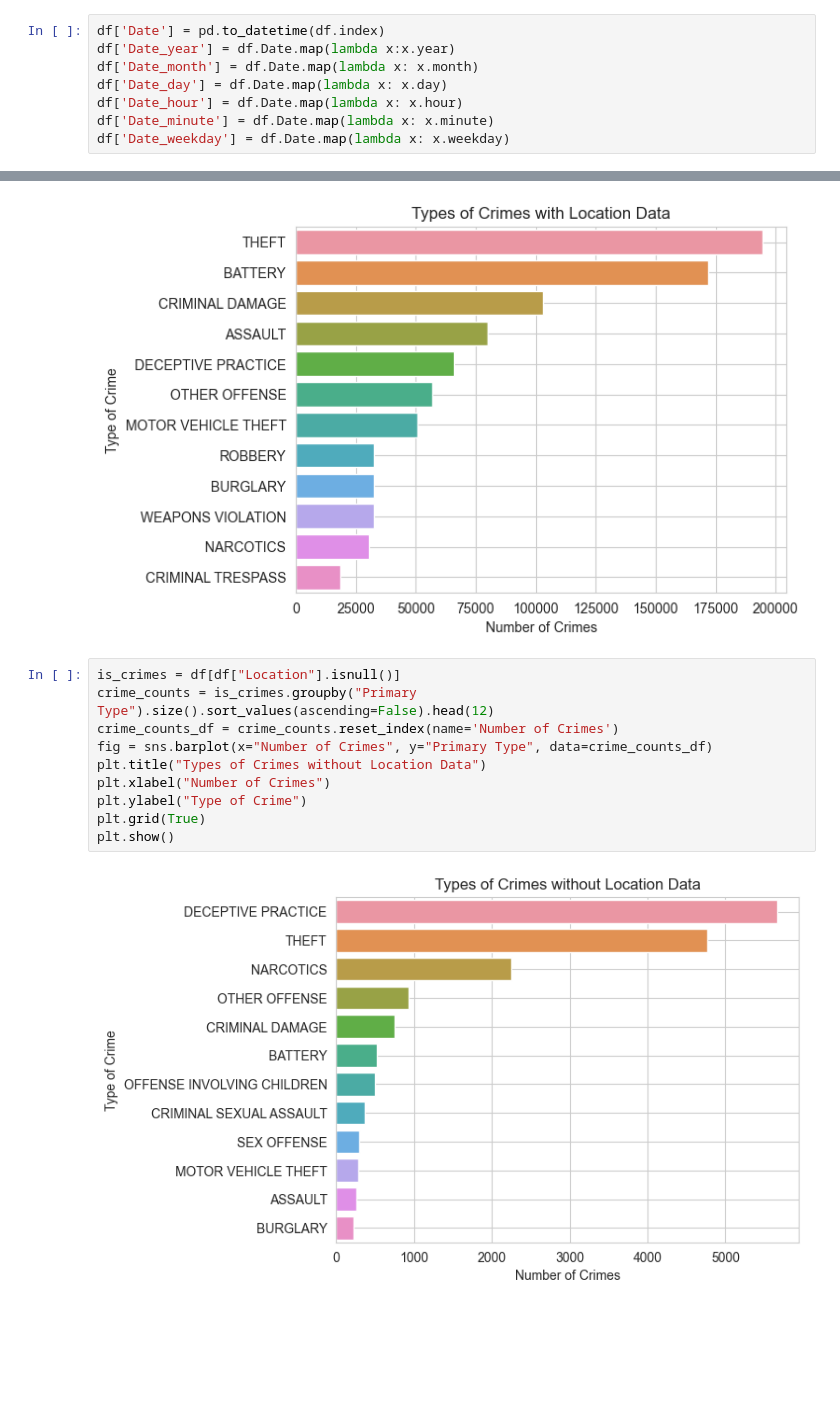
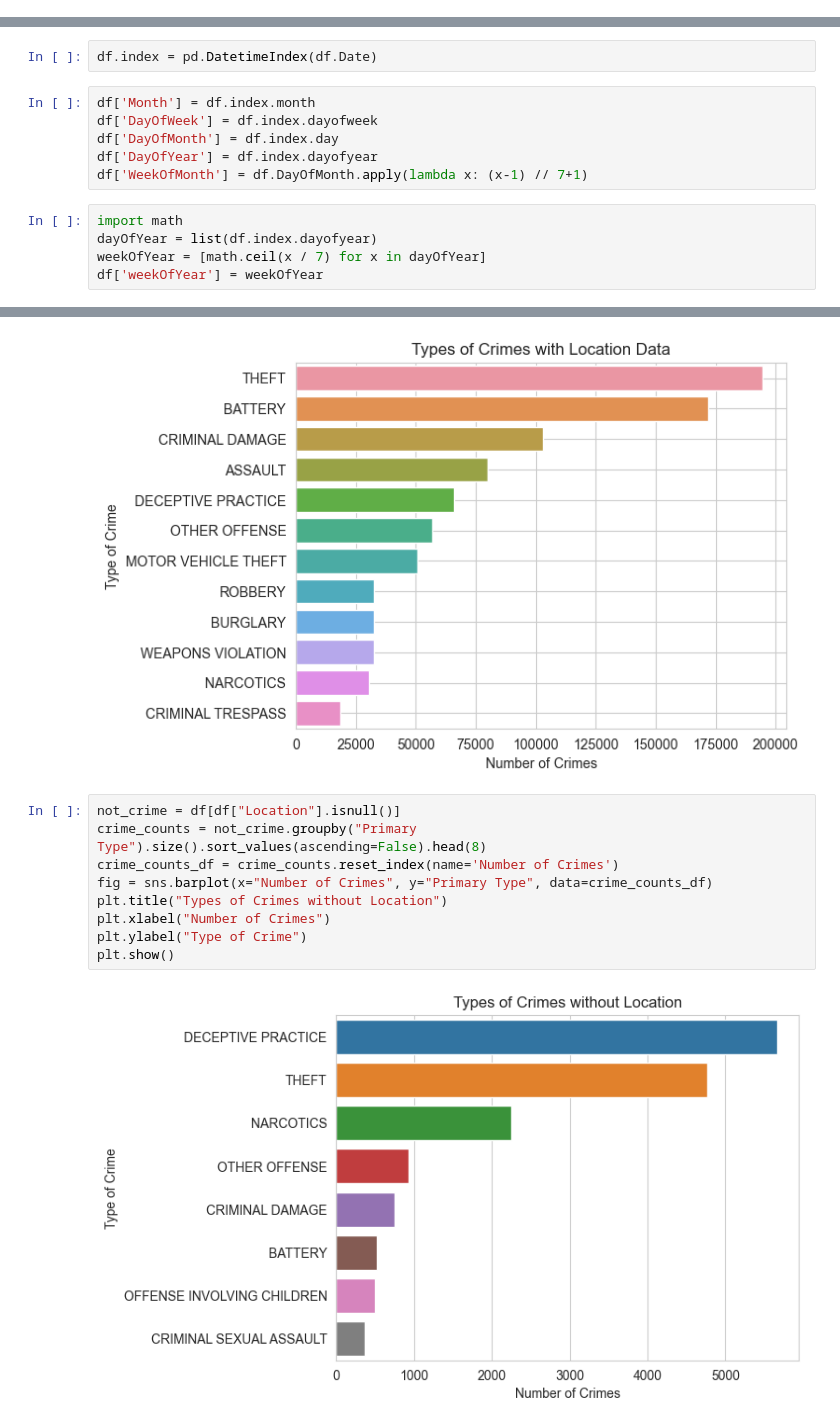
Before and after one commit to kfukutom/urban-informatics, a Jupyter notebook: src/crime_analysis.ipynb, the cells around one changed output, grey strips where cells are left out. Saved outputs shown, nothing was run; the diff lists cells and outputs as text; blank space fills up the shorter version.

```diff
--- a/src/crime_analysis.ipynb
+++ b/src/crime_analysis.ipynb
@@ -39,11 +43,3 @@ df.head()
 | 3 | 24371 | JC106397 | 01/06/2019 12:10:00 AM | 014XX W 71ST PL | 0110 | HOMICIDE | FIRST DEGREE MURDER | APARTMENT | ... |
 | 4 | 24372 | JC107385 | 01/06/2019 10:23:00 PM | 060XX W 63RD ST | 0110 | HOMICIDE | FIRST DEGREE MURDER | STREET | ... |
 5 rows × 22 columns
-# %%
-df['Date'] = pd.to_datetime(df.index)
-df['Date_year'] = df.Date.map(lambda x:x.year)
-df['Date_month'] = df.Date.map(lambda x: x.month)
-df['Date_day'] = df.Date.map(lambda x: x.day)
-df['Date_hour'] = df.Date.map(lambda x: x.hour)
-df['Date_minute'] = df.Date.map(lambda x: x.minute)
-df['Date_weekday'] = df.Date.map(lambda x: x.weekday)
@@ -50,3 +48,16 @@ df['Date_weekday'] = df.Date.map(lambda x: x.weekday)
+# %%
+df.index = pd.DatetimeIndex(df.Date)
+# %%
+df['Month'] = df.index.month
+df['DayOfWeek'] = df.index.dayofweek
+df['DayOfMonth'] = df.index.day
+df['DayOfYear'] = df.index.dayofyear
+df['WeekOfMonth'] = df.DayOfMonth.apply(lambda x: (x-1) // 7+1)
+# %%
+import math
+dayOfYear = list(df.index.dayofyear)
+weekOfYear = [math.ceil(x / 7) for x in dayOfYear]
+df['weekOfYear'] = weekOfYear
 # %%
 df['Primary Type'].value_counts().plot.bar()
 plt.title("Crimes in Cook County")
@@ -123,14 +134,13 @@ plt.show()
 # %% [output]
 [figure]
 # %%
-is_crimes = df[df["Location"].isnull()]
-crime_counts = is_crimes.groupby("Primary Type").size().sort_values(ascending=False).head(12)
+not_crime = df[df["Location"].isnull()]
+crime_counts = not_crime.groupby("Primary Type").size().sort_values(ascending=False).head(8)
 crime_counts_df = crime_counts.reset_index(name='Number of Crimes')
 fig = sns.barplot(x="Number of Crimes", y="Primary Type", data=crime_counts_df)
-plt.title("Types of Crimes without Location Data")
+plt.title("Types of Crimes without Location")
 plt.xlabel("Number of Crimes")
 plt.ylabel("Type of Crime")
-plt.grid(True)
 plt.show()
 # %% [output]
-[figure, old version]
+[figure, new version]
```
Also changed, not shown: parts of 15 cells of this notebook.
